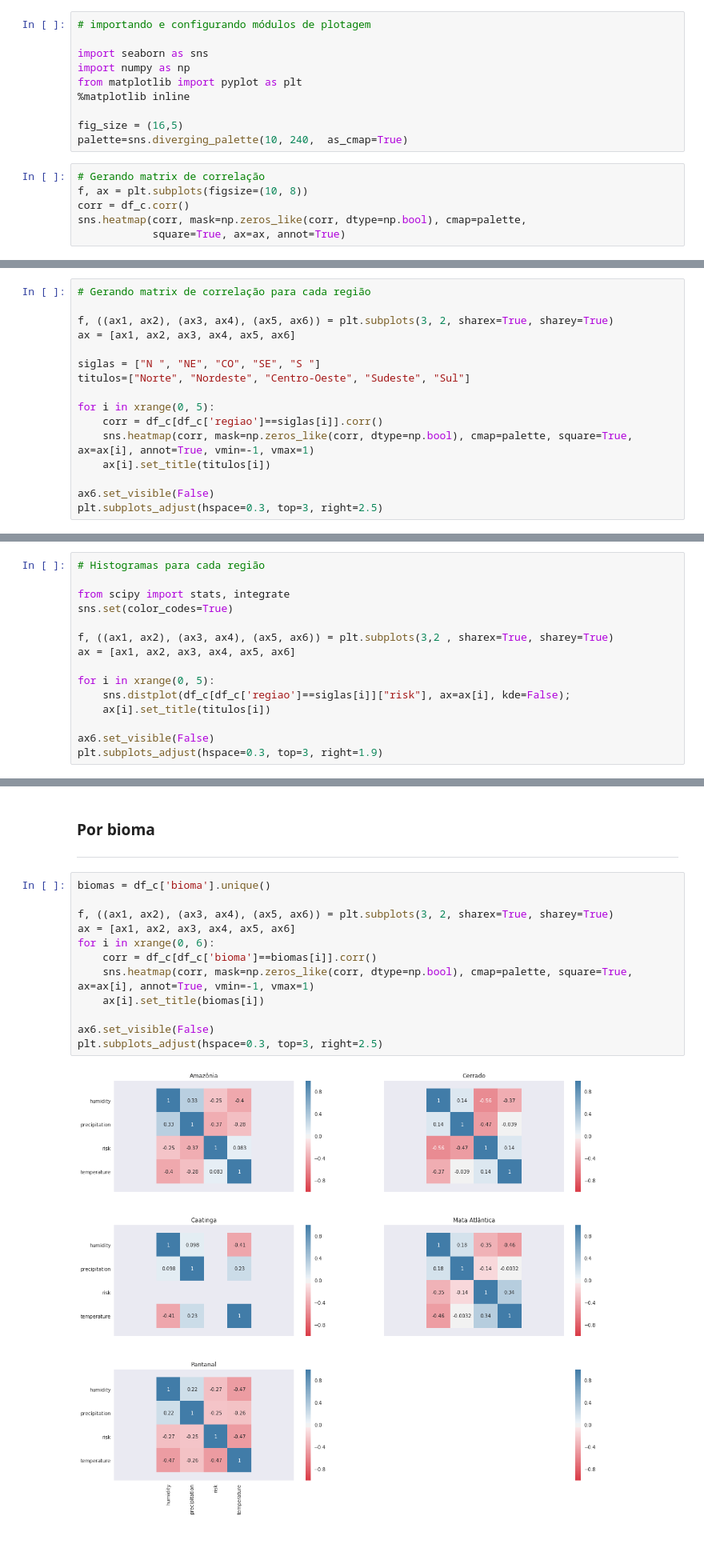
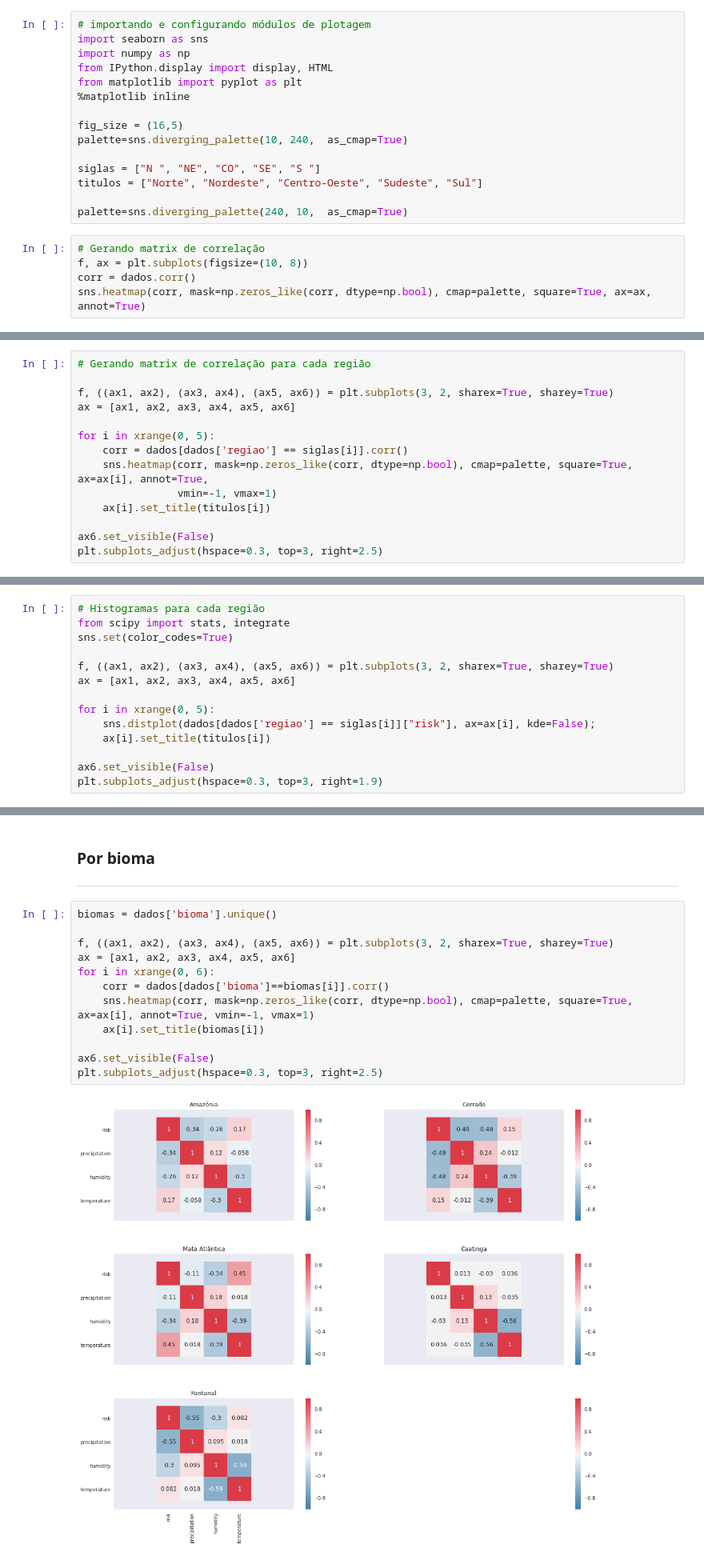
Before and after one commit to vconrado/cap-386, a Jupyter notebook: project/Analise.ipynb, the cells around one changed output, grey strips where cells are left out. Shown at 80% size. Saved outputs shown, nothing was run; the diff lists cells and outputs as text.

```diff
--- a/project/Analise.ipynb
+++ b/project/Analise.ipynb
@@ -101,18 +123,22 @@ df_c.describe()
 # %%
 # importando e configurando módulos de plotagem
-
 import seaborn as sns
 import numpy as np
+from IPython.display import display, HTML
 from matplotlib import pyplot as plt
 %matplotlib inline
 
 fig_size = (16,5)
 palette=sns.diverging_palette(10, 240,  as_cmap=True)
+
+siglas = ["N ", "NE", "CO", "SE", "S "]
+titulos = ["Norte", "Nordeste", "Centro-Oeste", "Sudeste", "Sul"]
+
+palette=sns.diverging_palette(240, 10,  as_cmap=True)
 # %%
 # Gerando matrix de correlação
 f, ax = plt.subplots(figsize=(10, 8))
-corr = df_c.corr()
-sns.heatmap(corr, mask=np.zeros_like(corr, dtype=np.bool), cmap=palette,
-            square=True, ax=ax, annot=True)
+corr = dados.corr()
+sns.heatmap(corr, mask=np.zeros_like(corr, dtype=np.bool), cmap=palette, square=True, ax=ax, annot=True)
 # %% [output]
 <matplotlib.axes._subplots.AxesSubplot at 0x...>
@@ -132,12 +158,10 @@ sns.pairplot(df_c)
 f, ((ax1, ax2), (ax3, ax4), (ax5, ax6)) = plt.subplots(3, 2, sharex=True, sharey=True)
 ax = [ax1, ax2, ax3, ax4, ax5, ax6]
 
-siglas = ["N ", "NE", "CO", "SE", "S "]
-titulos=["Norte", "Nordeste", "Centro-Oeste", "Sudeste", "Sul"]
-
 for i in xrange(0, 5):
-    corr = df_c[df_c['regiao']==siglas[i]].corr()
-    sns.heatmap(corr, mask=np.zeros_like(corr, dtype=np.bool), cmap=palette, square=True, ax=ax[i], annot=True, vmin=-1, vmax=1)
+    corr = dados[dados['regiao'] == siglas[i]].corr()
+    sns.heatmap(corr, mask=np.zeros_like(corr, dtype=np.bool), cmap=palette, square=True, ax=ax[i], annot=True,
+                vmin=-1, vmax=1)
     ax[i].set_title(titulos[i])
 
 ax6.set_visible(False)
@@ -153,14 +177,13 @@ sns.pairplot(df_c, hue="regiao")
 # %%
 # Histogramas para cada região
-
 from scipy import stats, integrate
 sns.set(color_codes=True)
 
-f, ((ax1, ax2), (ax3, ax4), (ax5, ax6)) = plt.subplots(3,2 , sharex=True, sharey=True)
+f, ((ax1, ax2), (ax3, ax4), (ax5, ax6)) = plt.subplots(3, 2, sharex=True, sharey=True)
 ax = [ax1, ax2, ax3, ax4, ax5, ax6]
 
 for i in xrange(0, 5):
-    sns.distplot(df_c[df_c['regiao']==siglas[i]]["risk"], ax=ax[i], kde=False);
+    sns.distplot(dados[dados['regiao'] == siglas[i]]["risk"], ax=ax[i], kde=False);
     ax[i].set_title(titulos[i])
 
 ax6.set_visible(False)
@@ -217,16 +234,16 @@ sns.despine(trim=True, left=True)
 ### Por bioma
 <hr style="border:2px solid #0077b9;">
 # %%
-biomas = df_c['bioma'].unique()
+biomas = dados['bioma'].unique()
 
 f, ((ax1, ax2), (ax3, ax4), (ax5, ax6)) = plt.subplots(3, 2, sharex=True, sharey=True)
 ax = [ax1, ax2, ax3, ax4, ax5, ax6]
 for i in xrange(0, 6):
-    corr = df_c[df_c['bioma']==biomas[i]].corr()
+    corr = dados[dados['bioma']==biomas[i]].corr()
     sns.heatmap(corr, mask=np.zeros_like(corr, dtype=np.bool), cmap=palette, square=True, ax=ax[i], annot=True, vmin=-1, vmax=1)
     ax[i].set_title(biomas[i])
 
 ax6.set_visible(False)
 plt.subplots_adjust(hspace=0.3, top=3, right=2.5)
 # %% [output]
-[figure, old version]
+[figure, new version]
```
Also changed, not shown: parts of 31 cells of this notebook.
